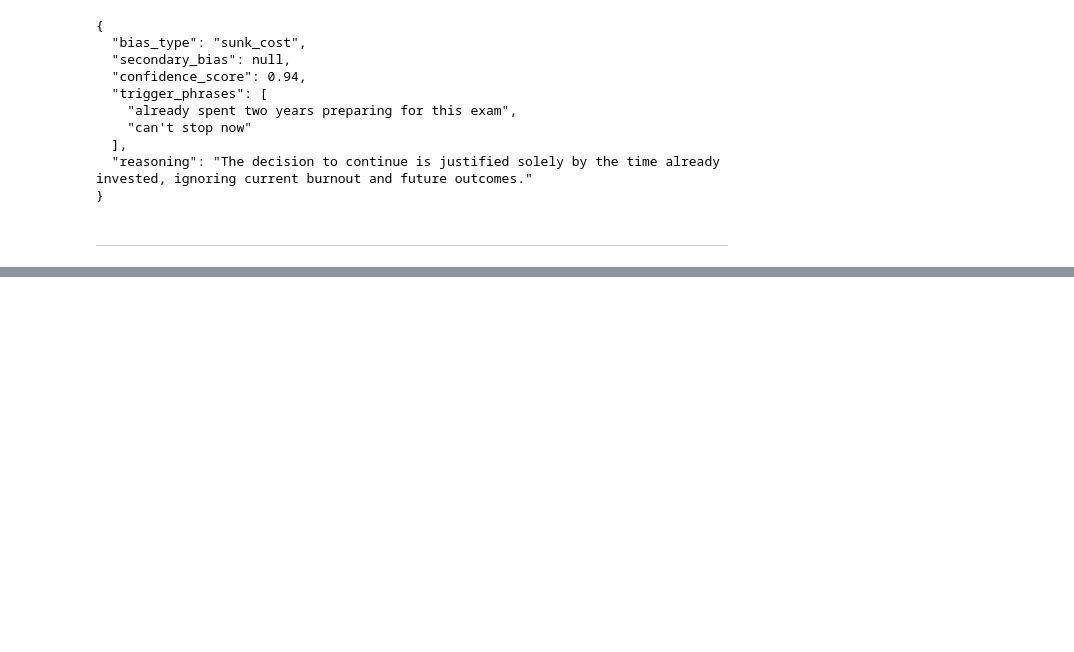
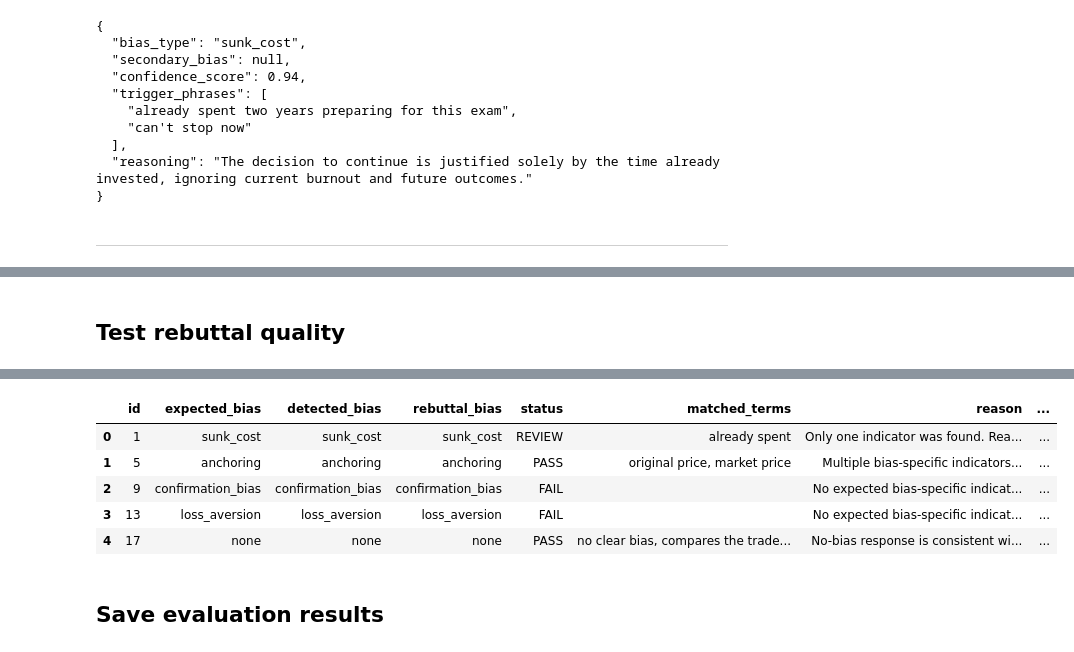
Before and after one commit to KhushiShah-creates/objection-your-honor, a Jupyter notebook: classifier.ipynb, the cells around one changed output, grey strips where cells are left out. Cells and saved outputs as stored; diff of their text form; code cells hidden in the pictures; blank space fills up the shorter version.

Commit message:
Add evaluation dataset and Person 3 work

```diff
--- a/classifier.ipynb
+++ b/classifier.ipynb
@@ -403,0 +773,66 @@ print(json.dumps(rebuttal, indent=2))
+# %% [markdown]
+## Test rebuttal quality
+# %%
+sample_ids = [1, 5, 9, 13, 17]
+rebuttal_results = []
+
+for sample_id in sample_ids:
+    item = next(
+        test for test in evaluation_tests
+        if test["id"] == sample_id
+    )
+
+    try:
+        classification = classify_entry(item["entry"])
+        rebuttal = generate_rebuttal(
+            item["entry"],
+            classification
+        )
+
+        claimed_bias = rebuttal.get(
+            "bias_type",
+            classification.get("bias_type", "none")
+        )
+
+        quality = check_rebuttal_quality(
+            claimed_bias,
+            rebuttal
+        )
+
+        rebuttal_results.append({
+            "id": sample_id,
+            "expected_bias": item["expected_bias"],
+            "detected_bias": classification.get("bias_type"),
+            "rebuttal_bias": claimed_bias,
+            "status": quality["status"],
+            "matched_terms": ", ".join(
+                quality["matched_terms"]
+            ),
+            "reason": quality["reason"],
+            "counter_scenario": rebuttal.get(
+                "counter_scenario", ""
+            ),
+            "challenge_question": rebuttal.get(
+                "challenge_question", ""
+            )
+        })
+
+        print(f"\nEntry {sample_id}")
+        print("Expected bias:", item["expected_bias"])
+        print("Detected bias:", classification.get("bias_type"))
+        print("Rebuttal status:", quality["status"])
+        print("Matched terms:", quality["matched_terms"])
+        print("Reason:", quality["reason"])
+        print("Counter-scenario:", rebuttal.get("counter_scenario", ""))
+        print("Challenge question:", rebuttal.get("challenge_question", ""))
+
+    except Exception as error:
+        print(f"Entry {sample_id} could not be checked: {error}")
+
+rebuttal_df = pd.DataFrame(rebuttal_results)
+
+if not rebuttal_df.empty:
+    print("\nREBUTTAL QUALITY SUMMARY")
+    print(rebuttal_df["status"].value_counts())
+    display(rebuttal_df)
+# %% [output]
@@ -403,0 +856,8 @@ print(json.dumps(rebuttal, indent=2))
+|  | id | expected_bias | detected_bias | rebuttal_bias | status | matched_terms | reason | ... |
+| 0 | 1 | sunk_cost | sunk_cost | sunk_cost | REVIEW | already spent | Only one indicator was found. Rea... | ... |
+| 1 | 5 | anchoring | anchoring | anchoring | PASS | original price, market price | Multiple bias-specific indicators... | ... |
+| 2 | 9 | confirmation_bias | confirmation_bias | confirmation_bias | FAIL |  | No expected bias-specific indicat... | ... |
+| 3 | 13 | loss_aversion | loss_aversion | loss_aversion | FAIL |  | No expected bias-specific indicat... | ... |
+| 4 | 17 | none | none | none | PASS | no clear bias, compares the trade... | No-bias response is consistent wi... | ... |
+# %% [markdown]
+## Save evaluation results
```
Also changed, not shown: parts of 16 cells of this notebook.
